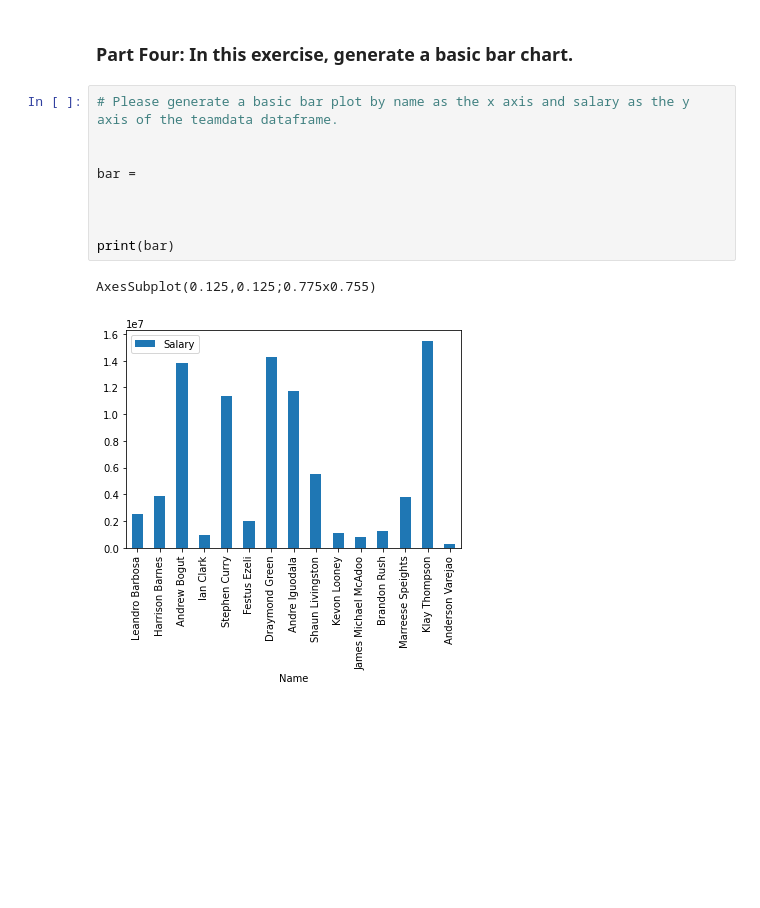
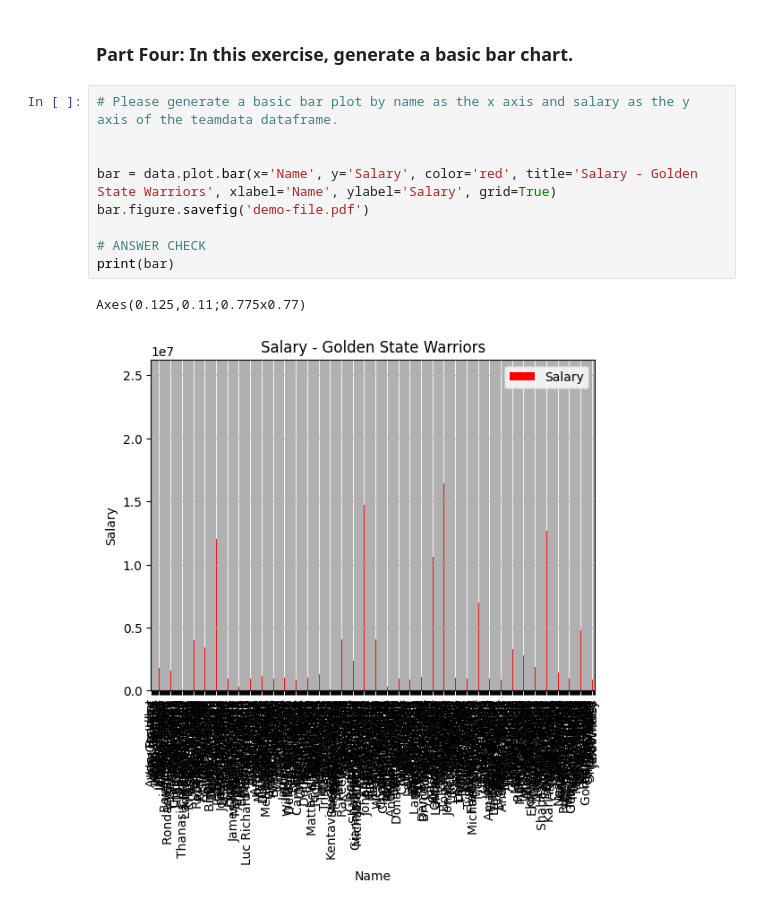
Before and after one commit to fnimer/UC-Berkeley, a Jupyter notebook: try_it_1_1.ipynb, the cells around one changed output. Cells and saved outputs as stored; diff of their text form; blank space fills up the shorter version.

```diff
--- a/try_it_1_1.ipynb
+++ b/try_it_1_1.ipynb
@@ -93,12 +92,12 @@ AxesSubplot(0.125,0.125;0.775x0.755)
 # %%
 # Please generate a basic bar plot by name as the x axis and salary as the y axis of the teamdata dataframe.
 
 
-bar =
+bar = data.plot.bar(x='Name', y='Salary', color='red', title='Salary - Golden State Warriors', xlabel='Name', ylabel='Salary', grid=True)
+bar.figure.savefig('demo-file.pdf')
 
-
-
+# ANSWER CHECK
 print(bar)
 # %% [output]
-AxesSubplot(0.125,0.125;0.775x0.755)
+Axes(0.125,0.11;0.775x0.77)
-[figure, old version]
+[figure, new version]
```
Also changed, not shown: parts of 4 cells of this notebook.
